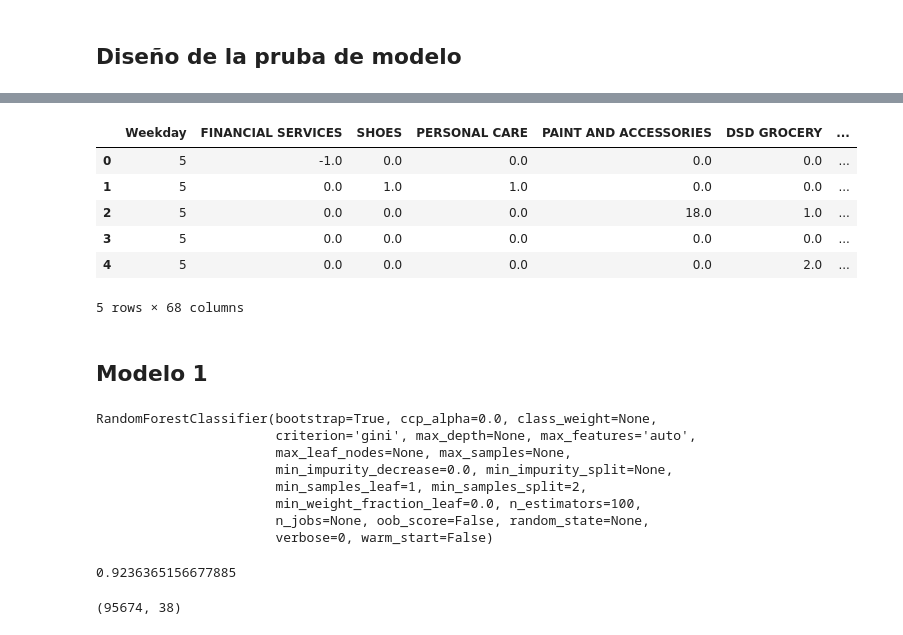
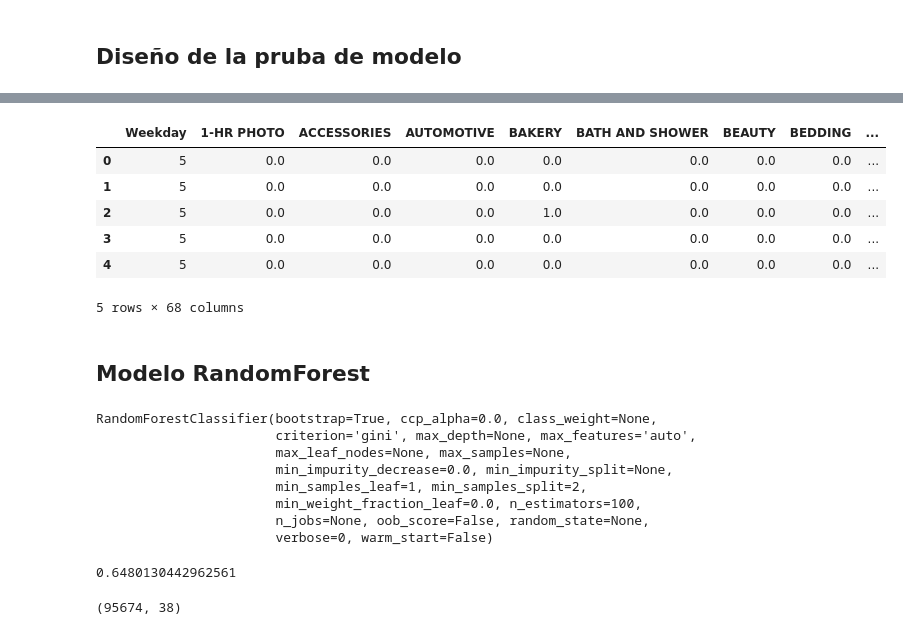
Before and after one commit to brunocgf/WalmartRecruiting, a Jupyter notebook: Modelado.ipynb, the cells around one changed output, grey strips where cells are left out. Saved outputs shown, nothing was run; the diff lists cells and outputs as text; code cells hidden in the pictures.

```diff
--- a/Modelado.ipynb
+++ b/Modelado.ipynb
@@ -24,13 +25,13 @@ test.head()
 # %%
-X_train = train.iloc[:,2:]
-y_train = train['TripType']
+X = train.iloc[:,2:]
+y = train['TripType']
 # %%
-X_train.head()
+X.head()
 # %% [output]
-|  | Weekday | FINANCIAL SERVICES | SHOES | PERSONAL CARE | PAINT AND ACCESSORIES | DSD GROCERY | ... |
-| 0 | 5 | -1.0 | 0.0 | 0.0 | 0.0 | 0.0 | ... |
-| 1 | 5 | 0.0 | 1.0 | 1.0 | 0.0 | 0.0 | ... |
-| 2 | 5 | 0.0 | 0.0 | 0.0 | 18.0 | 1.0 | ... |
-| 3 | 5 | 0.0 | 0.0 | 0.0 | 0.0 | 0.0 | ... |
-| 4 | 5 | 0.0 | 0.0 | 0.0 | 0.0 | 2.0 | ... |
+|  | Weekday | 1-HR PHOTO | ACCESSORIES | AUTOMOTIVE | BAKERY | BATH AND SHOWER | BEAUTY | BEDDING | ... |
+| 0 | 5 | 0.0 | 0.0 | 0.0 | 0.0 | 0.0 | 0.0 | 0.0 | ... |
+| 1 | 5 | 0.0 | 0.0 | 0.0 | 0.0 | 0.0 | 0.0 | 0.0 | ... |
+| 2 | 5 | 0.0 | 0.0 | 0.0 | 1.0 | 0.0 | 0.0 | 0.0 | ... |
+| 3 | 5 | 0.0 | 0.0 | 0.0 | 0.0 | 0.0 | 0.0 | 0.0 | ... |
+| 4 | 5 | 0.0 | 0.0 | 0.0 | 0.0 | 0.0 | 0.0 | 0.0 | ... |
 5 rows × 68 columns
@@ -43,5 +38,5 @@ X_pca = pca.transform(X_train)
 # %% [markdown]
-## Modelo 1
+## Modelo RandomForest
 # %%
 from sklearn.ensemble import RandomForestClassifier
 model = RandomForestClassifier()
@@ -61,7 +56,7 @@ y_pred = model.predict(X_train)
 from sklearn.metrics import accuracy_score
 accuracy_score(y_train, y_pred)
 # %% [output]
-0.9236365156677885
+0.6480130442962561
 # %%
 y_pred_proba = model.predict_proba(X_train)
 # %%
```
Also changed, not shown: parts of 43 cells of this notebook, 10 other files.
